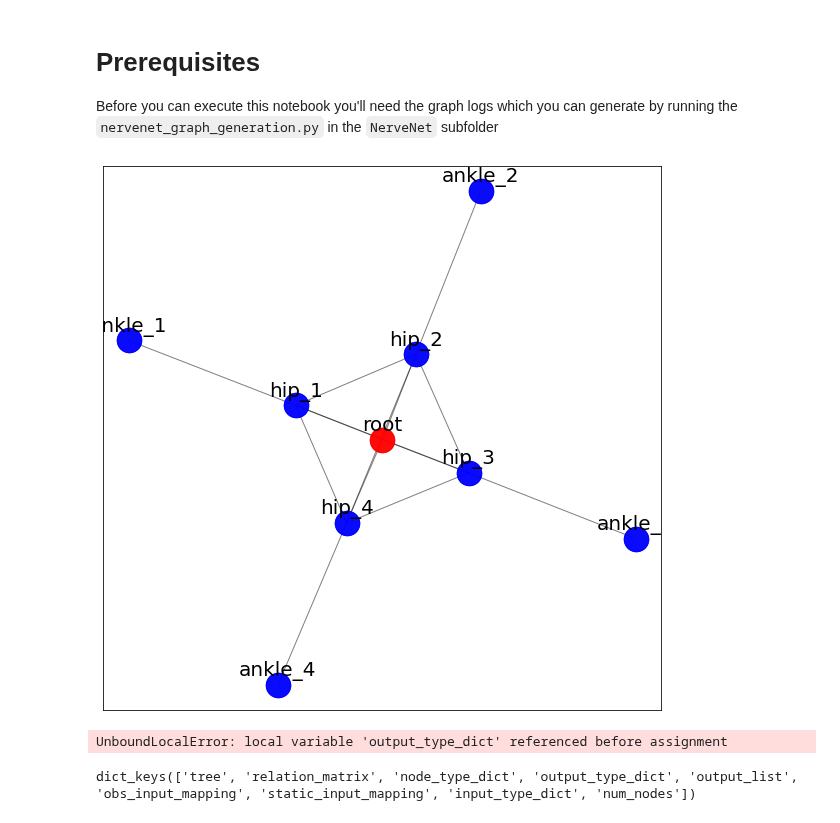
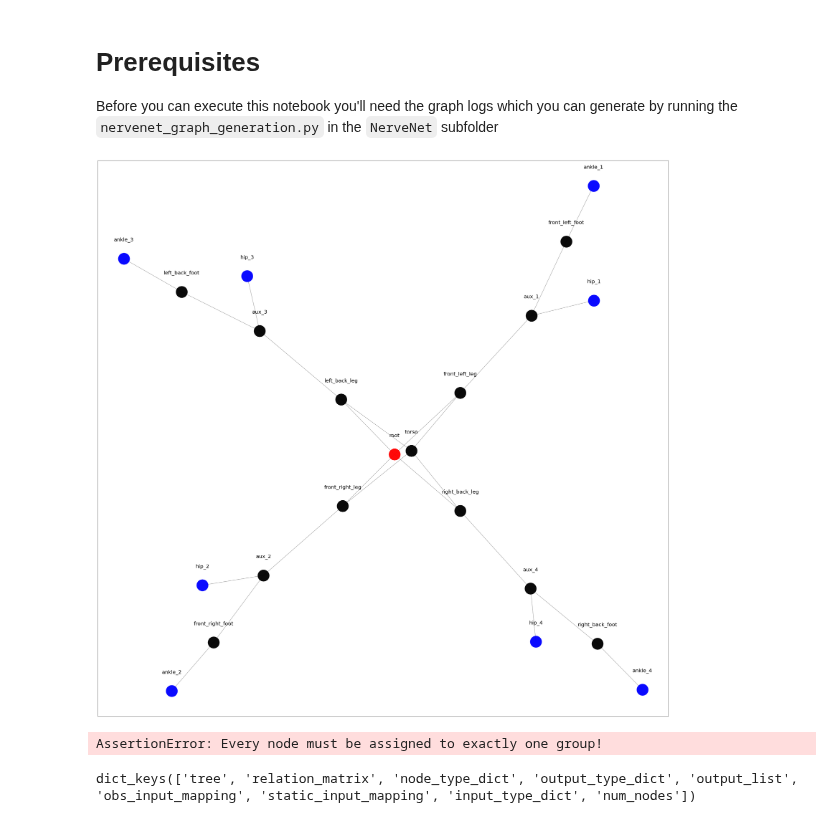
Before and after one commit to HannesStark/gnn-reinforcement-learning, a Jupyter notebook: playground/graph_visualization/robot_graph_visualization.ipynb, the cells around one changed output. Drawn from its saved outputs; the diff is of its cells as text; code cells hidden in the pictures.

```diff
--- a/playground/graph_visualization/robot_graph_visualization.ipynb
+++ b/playground/graph_visualization/robot_graph_visualization.ipynb
@@ -53,7 +53,7 @@ def visualize_task_graph(task_name:str,
 
     pos = nx.spring_layout(G)#, pos={0: np.array([ 0, 0])})
 
-    options = {"node_size": 600, "alpha": 0.8}
+    options = {"node_size": 2000, "alpha": 0.8}
     for color, nodes in node_colors.items():
         nx.draw_networkx_nodes(G, pos, nodelist=nodes, node_color=color, **options)
         nx.draw_networkx_nodes(G, pos, nodelist=nodes, node_color=color, **options)
@@ -62,7 +62,11 @@ def visualize_task_graph(task_name:str,
     nx.draw_networkx_edges(G, pos, width=1.0, alpha=0.5)
 
     for p in pos:  # raise text positions
-        pos[p][1] += 0.055
+        pos[p][1] += 0.07
+        if pos[p][0] >= 0.95:
+            pos[p][0] -= 0.05
+        if pos[p][0] <= -0.95:
+            pos[p][0] += 0.05
     nx.draw_networkx_labels(G, pos, node_names, font_size=20)
 
     plt.savefig('robot.png')
@@ -78,20 +82,20 @@ def visualize_task_graph(task_name:str,
 #                                         )
 # %%
 ant_bullet_log_dropped_body = visualize_task_graph("AntBulletEnv-v0",
-                     figsize=(10, 10),
-                     use_sibling_relations=True,
-                     drop_body_nodes=True,
+                     figsize=(40, 40),
+                     use_sibling_relations=False,
+                     drop_body_nodes=False,
                      root_relation_option=RootRelationOption.NONE
                      )
 # %% [output]
-[figure, old version]
+[figure, new version]
 # %%
 HalfCheetah_log = visualize_task_graph("HalfCheetah-v1",
                                         figsize=(15,15),
                                         use_sibling_relations = False,
                                         root_relation_option = RootRelationOption.BODY)
 # %% [output]
-UnboundLocalError: local variable 'output_type_dict' referenced before assignment
+AssertionError: Every node must be assigned to exactly one group!
 # %%
 Hopper_log = visualize_task_graph("HopperBulletEnv-v0", figsize=(10,10),
                                         use_sibling_relations = False,
```
Also changed, not shown: 7 other files.
